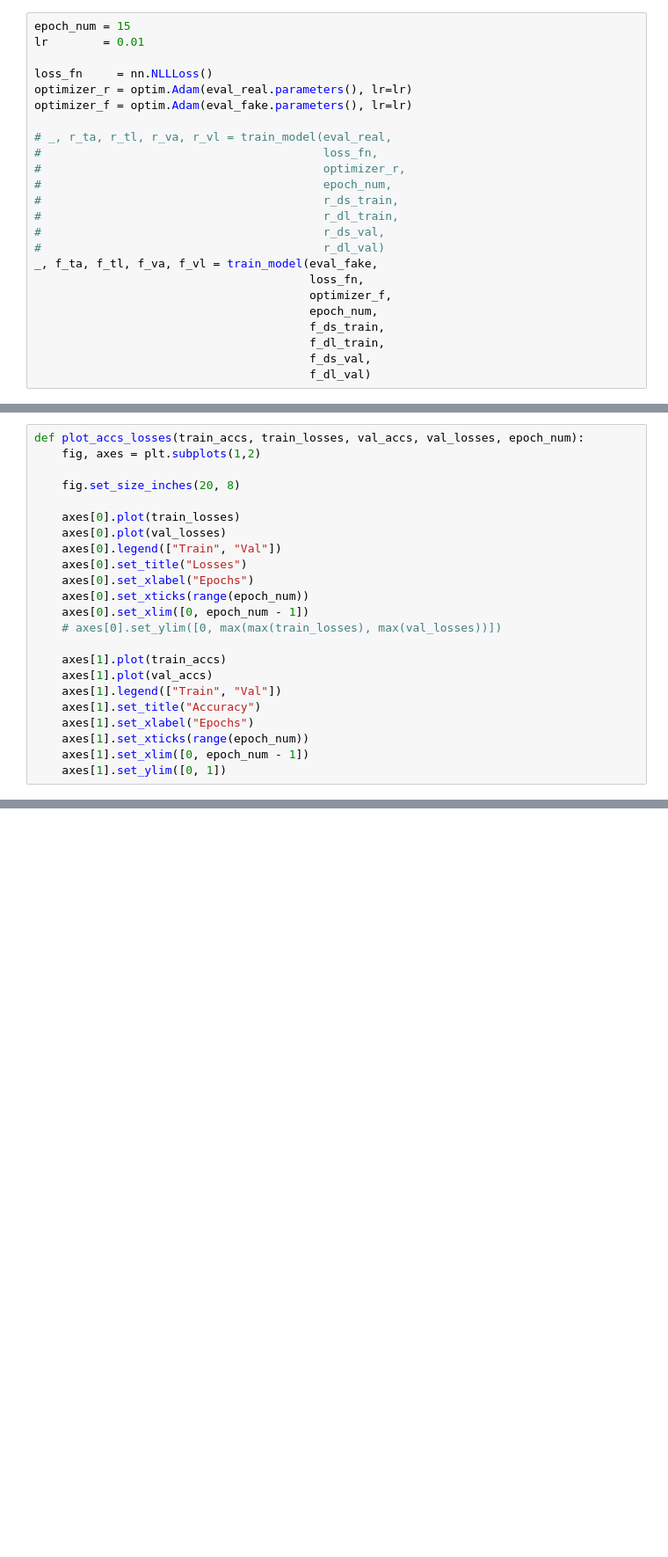
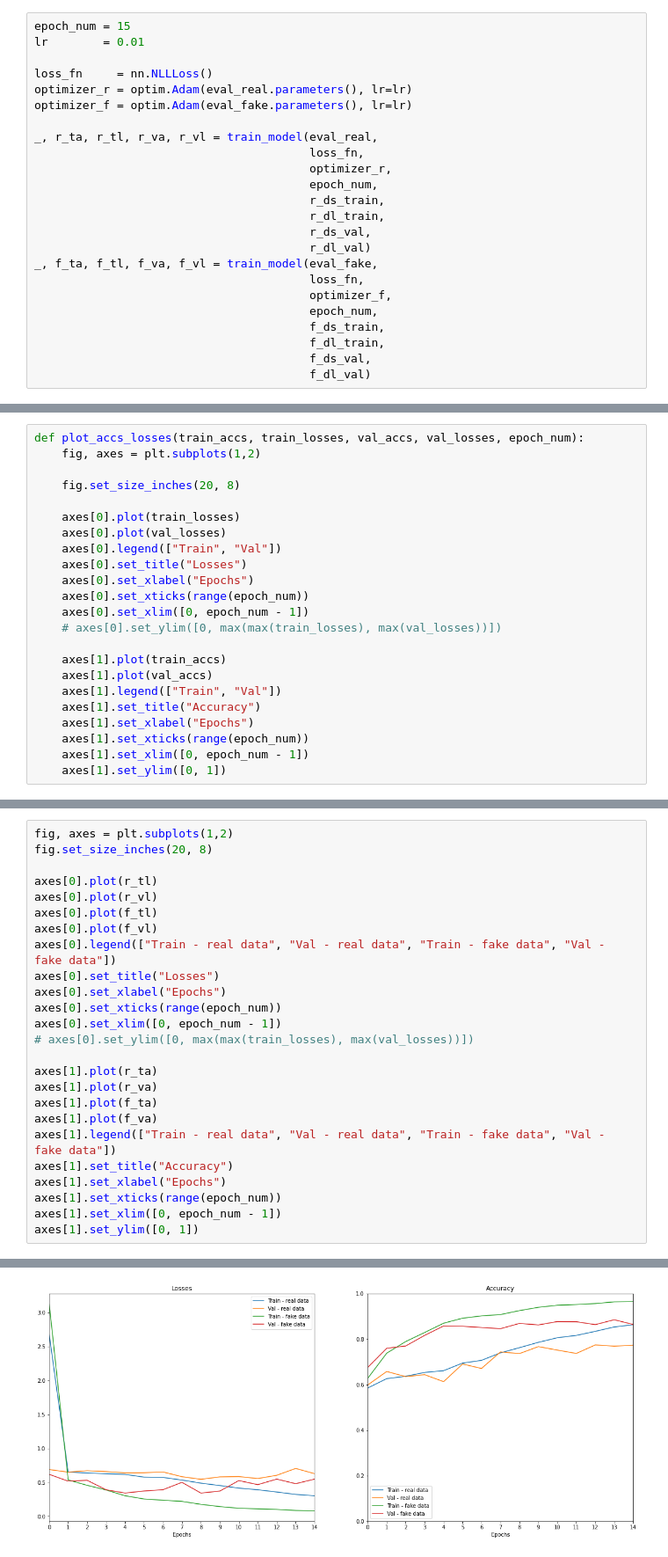
Before and after one commit to agnesmardh/DML_Project, a Jupyter notebook: Project_Evaluation.ipynb, the cells around one changed output, grey strips where cells are left out. Shown: that part at 88% size. Drawn from its saved outputs; the diff is of its cells as text; blank space fills up the shorter version.

```diff
--- a/Project_Evaluation.ipynb
+++ b/Project_Evaluation.ipynb
@@ -469,14 +523,14 @@ loss_fn     = nn.NLLLoss()
 optimizer_r = optim.Adam(eval_real.parameters(), lr=lr)
 optimizer_f = optim.Adam(eval_fake.parameters(), lr=lr)
 
-# _, r_ta, r_tl, r_va, r_vl = train_model(eval_real,
-#                                         loss_fn,
-#                                         optimizer_r,
-#                                         epoch_num,
-#                                         r_ds_train,
-#                                         r_dl_train,
-#                                         r_ds_val,
-#                                         r_dl_val)
+_, r_ta, r_tl, r_va, r_vl = train_model(eval_real,
+                                        loss_fn,
+                                        optimizer_r,
+                                        epoch_num,
+                                        r_ds_train,
+                                        r_dl_train,
+                                        r_ds_val,
+                                        r_dl_val)
 _, f_ta, f_tl, f_va, f_vl = train_model(eval_fake,
                                         loss_fn,
                                         optimizer_f,
@@ -513,0 +593,26 @@ plot_accs_losses(f_ta, f_tl, f_va, f_vl, epoch_num)
+# %%
+fig, axes = plt.subplots(1,2)
+fig.set_size_inches(20, 8)
+
+axes[0].plot(r_tl)
+axes[0].plot(r_vl)
+axes[0].plot(f_tl)
+axes[0].plot(f_vl)
+axes[0].legend(["Train - real data", "Val - real data", "Train - fake data", "Val - fake data"])
+axes[0].set_title("Losses")
+axes[0].set_xlabel("Epochs")
+axes[0].set_xticks(range(epoch_num))
+axes[0].set_xlim([0, epoch_num - 1])
+# axes[0].set_ylim([0, max(max(train_losses), max(val_losses))])
+
+axes[1].plot(r_ta)
+axes[1].plot(r_va)
+axes[1].plot(f_ta)
+axes[1].plot(f_va)
+axes[1].legend(["Train - real data", "Val - real data", "Train - fake data", "Val - fake data"])
+axes[1].set_title("Accuracy")
+axes[1].set_xlabel("Epochs")
+axes[1].set_xticks(range(epoch_num))
+axes[1].set_xlim([0, epoch_num - 1])
+axes[1].set_ylim([0, 1])
+# %% [output]
@@ -513,0 +620 @@ plot_accs_losses(f_ta, f_tl, f_va, f_vl, epoch_num)
+[figure, added]
```
Also changed, not shown: parts of 35 cells of this notebook, 2 other files.
